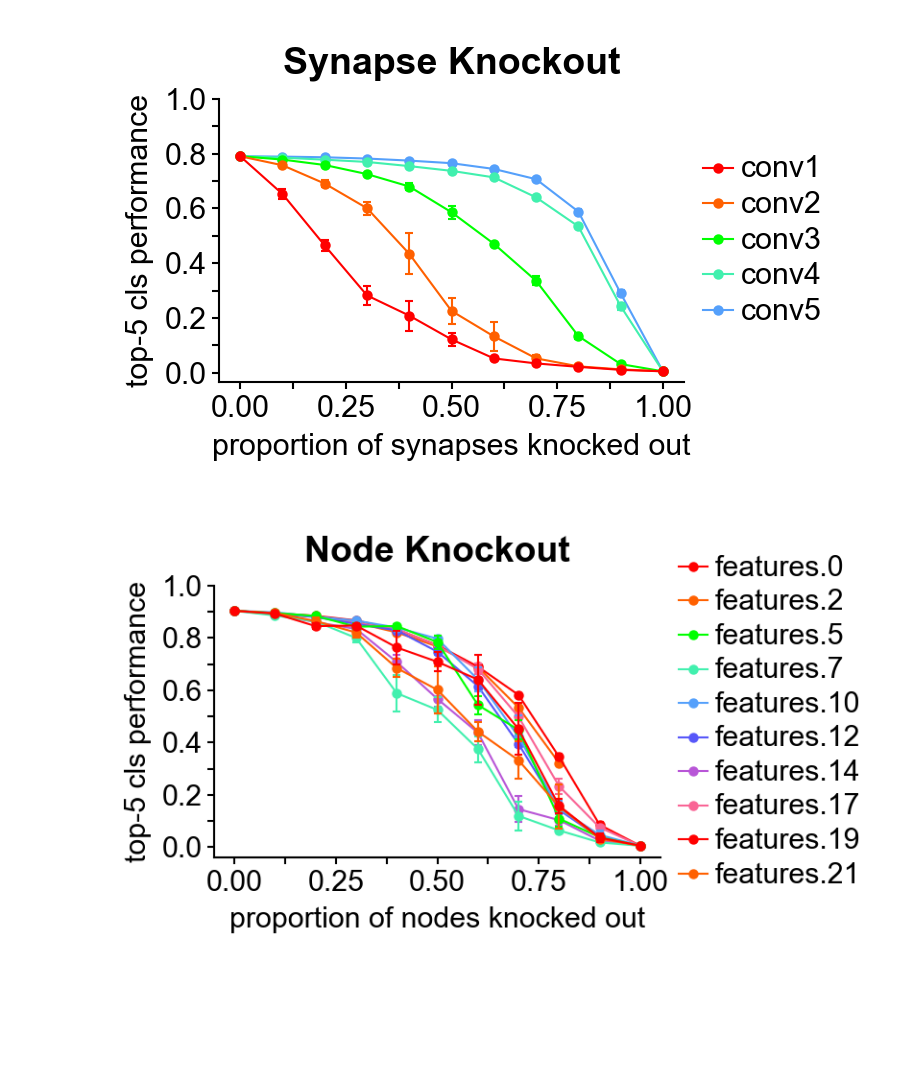
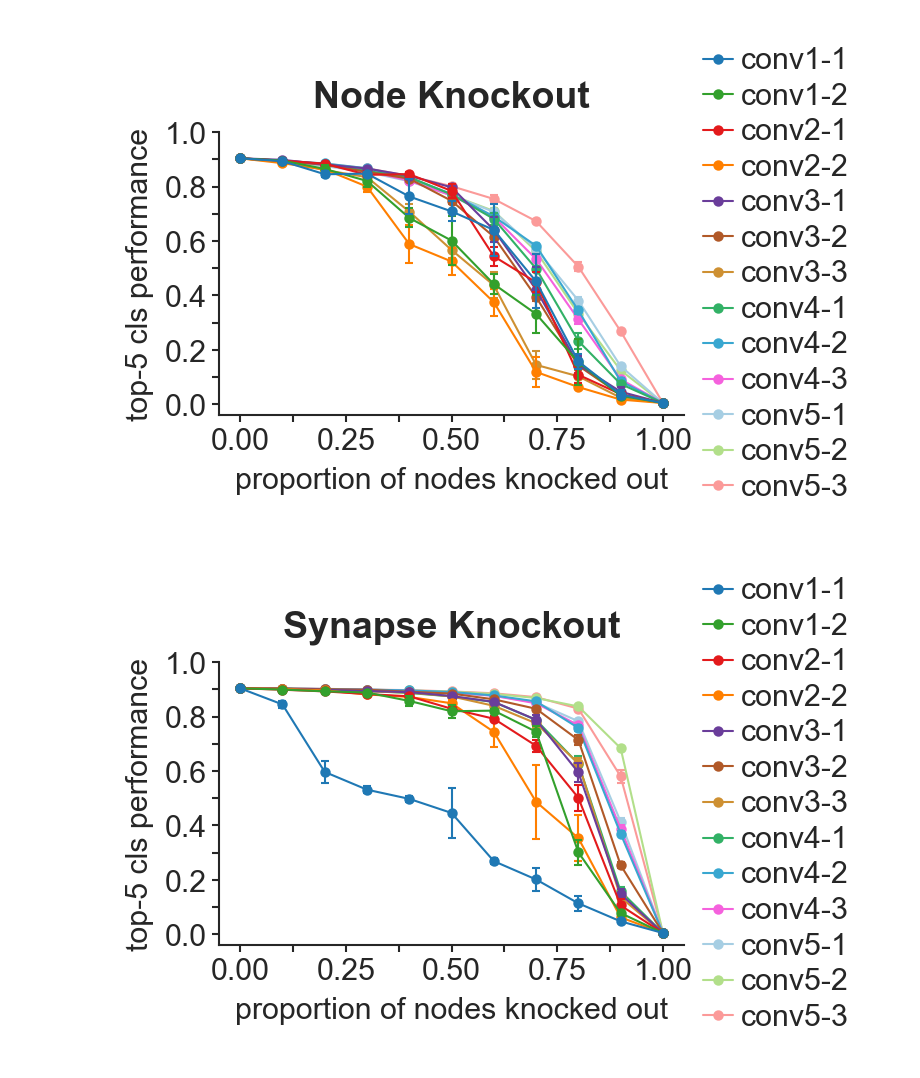
Before and after one commit to kamodulin/cnn_analysis, a Jupyter notebook: src/notebooks/plotting.ipynb, the cells around one changed output. Drawn from its saved outputs; the diff is of its cells as text; code cells hidden in the pictures; blank space fills up the shorter version.

Commit message:
Cleanup plotting notebook

```diff
--- a/src/notebooks/plotting.ipynb
+++ b/src/notebooks/plotting.ipynb
@@ -5,7 +6,6 @@ from matplotlib import pyplot as plt
 # %%
-wheel = ["#ff0000", "#ff6000", "#00ff00", "#41f0ae", "#55a0fb", "#5757f9", "#b856d7", "#f96495"]
-fn = lambda x: tuple(int(x.lstrip("#")[i:i+2], 16)/255 for i in (0, 2, 4))
-wheel = plt.cycler("color", [fn(h)+(1,) for h in wheel])
+palette = sns.color_palette("Paired") + sns.color_palette("husl", 8)
+palette = palette[1::2] + palette[::2]
 
+sns.set(font_scale=1, style="ticks", context="paper", palette=palette)
 plt.style.use('fig.yaml')
-plt.rcParams['axes.prop_cycle'] = wheel
@@ -77,24 +111,0 @@ plot(xs, means, stds, alexnet_mapping, labels, save_path = "alexnet_node_knockou
-# %%
-# alexnet synapse knockout
-labels = {
-    "title": "Synapse Knockout",
-    "x": "proportion of synapses knocked out",
-    "y": "top-5 cls performance"
-}
-
-tmp = data[data["level"] == "synapse"]
-means = tmp.groupby(["layer", "fraction"], sort=False, as_index=False).mean()
-means = means.pivot(index="fraction", columns="layer", values="accuracy")
-means = means.reindex(alexnet_mapping.keys(), axis=1)
-means = [*means.iteritems()]
-
-stds = tmp.groupby(["layer", "fraction"], sort=False, as_index=False).sem()
-stds = stds.pivot(index="fraction", columns="layer", values="accuracy")
-stds = stds.reindex(alexnet_mapping.keys(), axis=1)
-stds = [*stds.iteritems()]
-
-xs = [x / 10 for x in range(0, 11)]
-
-plot(xs, means, stds, alexnet_mapping, labels, save_path = "alexnet_synapse_knockout.pdf")
-# %% [output]
-[figure, removed]
@@ -122,24 +112,52 @@ vgg16_mapping = {'features.0': 'features.0',
 # %%
-# alexnet node knockout
+# vgg16 imagenet robustness data
+data = pd.read_csv("../data/perturbation-experiments/vgg16-imagenet.csv")
+data = data.applymap(lambda x: x.strip() if isinstance(x, str) else x)
+data.columns = data.columns.str.replace(' ', '')
+
+# vgg16 node knockout
 labels = {
     "title": "Node Knockout",
     "x": "proportion of nodes knocked out",
     "y": "top-5 cls performance"
 }
 
 tmp = data[data["level"] == "node"]
 means = tmp.groupby(["layer", "fraction"], sort=False, as_index=False).mean()
 means = means.pivot(index="fraction", columns="layer", values="accuracy")
 means = means.reindex(vgg16_mapping.keys(), axis=1)
 means = [*means.iteritems()]
 
 stds = tmp.groupby(["layer", "fraction"], sort=False, as_index=False).sem()
 stds = stds.pivot(index="fraction", columns="layer", values="accuracy")
 stds = stds.reindex(vgg16_mapping.keys(), axis=1)
 stds = [*stds.iteritems()]
 
 xs = [x / 10 for x in range(0, 11)]
 
-plot(xs, means, stds, vgg16_mapping, labels, save_path = "vgg16_tmp_node_knockout.pdf")
+plot(xs, means, stds, vgg16_mapping, labels, save_path = "vgg16_imagenet_node_knockout.pdf")
+
+# alexnet vgg16 knockout
+labels = {
+    "title": "Synapse Knockout",
+    "x": "proportion of nodes knocked out",
+    "y": "top-5 cls performance"
+}
+
+tmp = data[data["level"] == "synapse"]
+means = tmp.groupby(["layer", "fraction"], sort=False, as_index=False).mean()
+means = means.pivot(index="fraction", columns="layer", values="accuracy")
+means = means.reindex(vgg16_mapping.keys(), axis=1)
+means = [*means.iteritems()]
+
+stds = tmp.groupby(["layer", "fraction"], sort=False, as_index=False).sem()
+stds = stds.pivot(index="fraction", columns="layer", values="accuracy")
+stds = stds.reindex(vgg16_mapping.keys(), axis=1)
+stds = [*stds.iteritems()]
+
+xs = [x / 10 for x in range(0, 11)]
+
+plot(xs, means, stds, vgg16_mapping, labels, save_path = "vgg16_imagenet_synapse_knockout.pdf")
 # %% [output]
-[figure, old version]
+[figure, new version]
+[figure, added]
```
Also changed, not shown: parts of 7 cells of this notebook.
